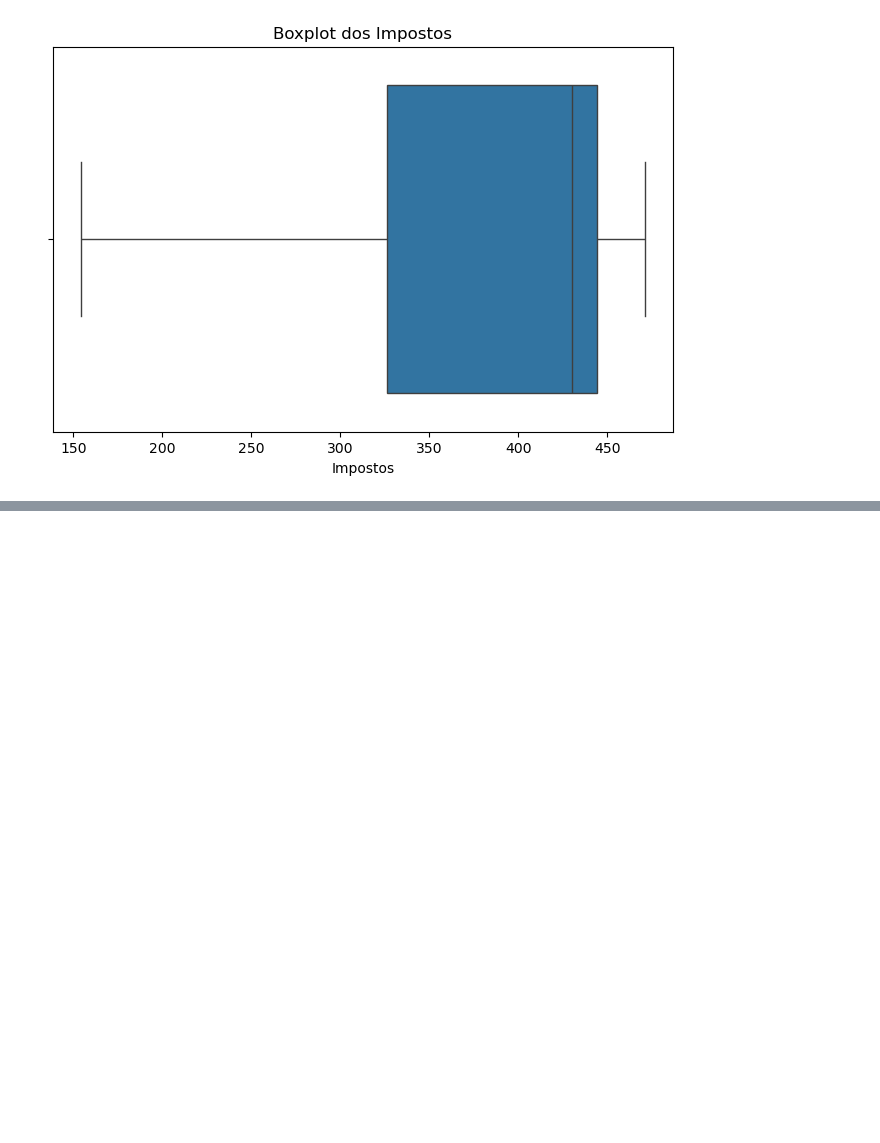
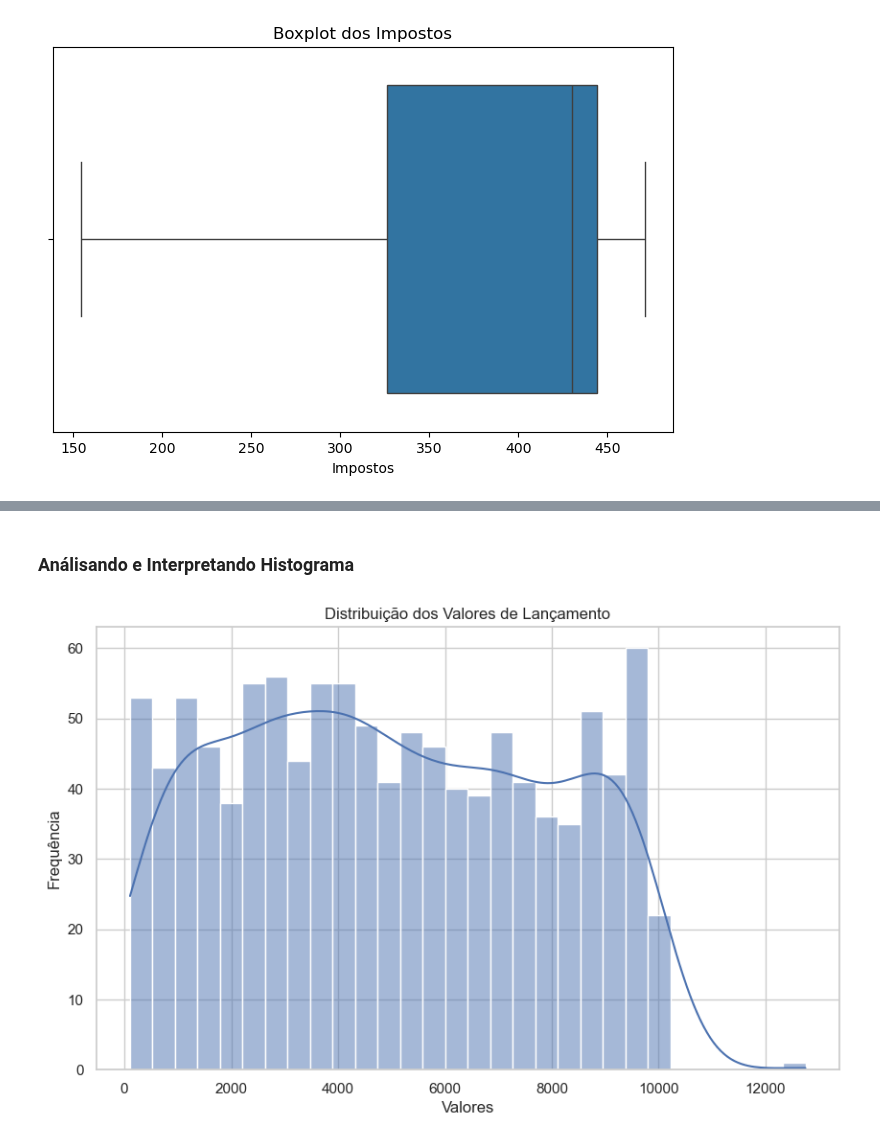
Before and after one commit to leojutsu/analise_de_dados, a Jupyter notebook: projeto4.ipynb, the cells around one changed output, grey strips where cells are left out. Cells and saved outputs as stored; diff of their text form; code cells hidden in the pictures; blank space fills up the shorter version.

```diff
--- a/projeto4.ipynb
+++ b/projeto4.ipynb
@@ -466,0 +491,15 @@ plt.show()
+# %% [markdown]
+### Análisando e Interpretando Histograma
+# %%
+# Configurando o estilo do seaborn
+sns.set(style= "whitegrid")
+
+# Criando o histograma para a coluna 'valor'
+plt.figure(figsize=(10, 6))
+sns.histplot(df_filtro_2['valor'], kde= True, bins=30)
+plt.title('Distribuição dos Valores de Lançamento')
+plt.xlabel('Valores')
+plt.ylabel('Frequência')
+plt.show()
+# %% [output]
+[figure, added]
```
Also changed, not shown: parts of 6 cells of this notebook.
